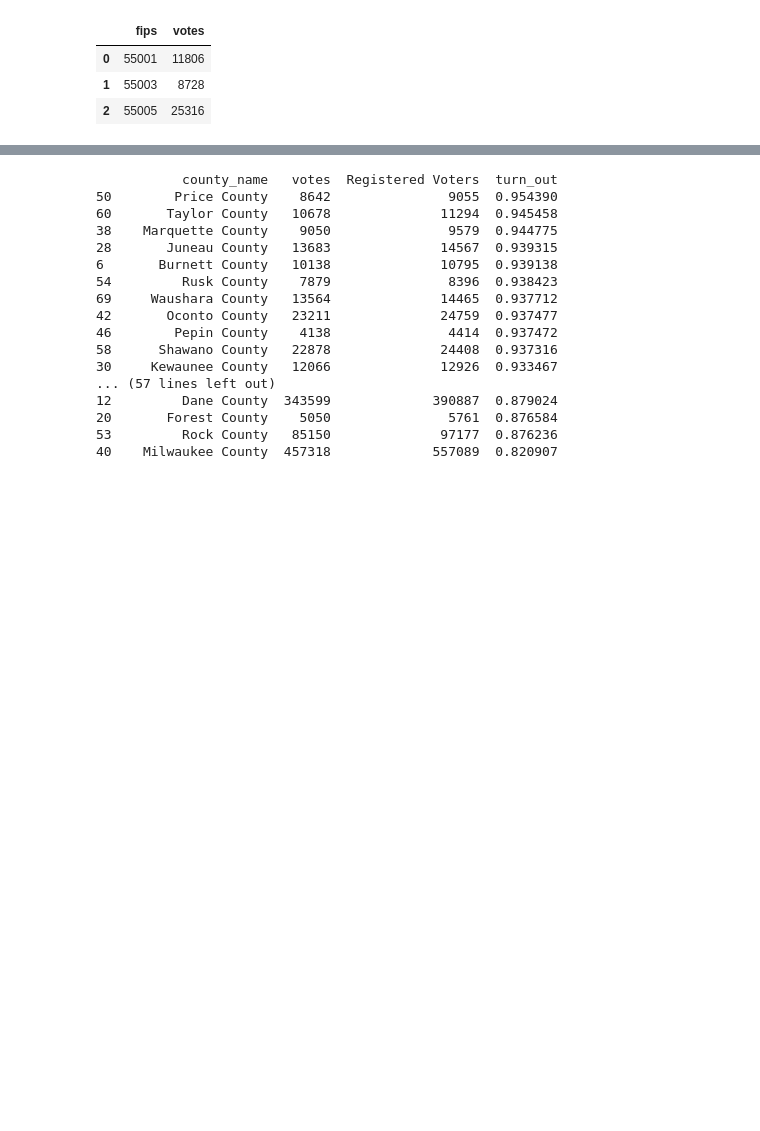
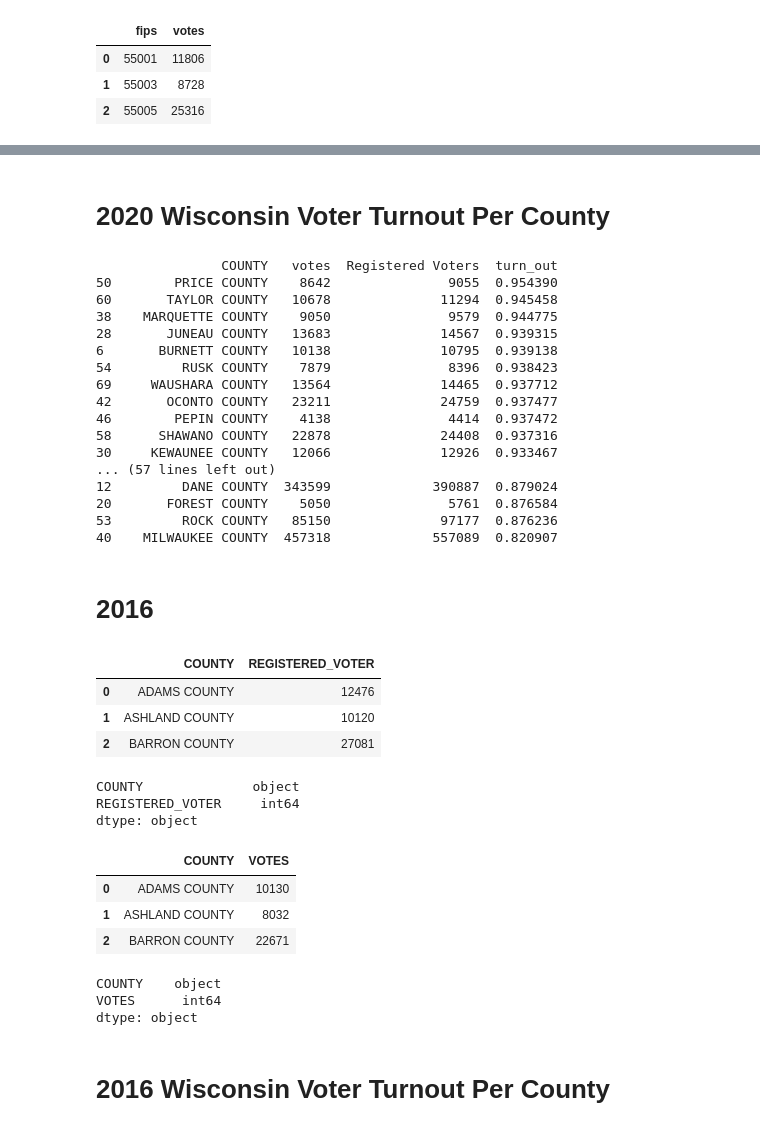
Before and after one commit to rickyzhang82/WI-2020-Voter-Turnout, a Jupyter notebook: WI County Turnout Study.ipynb, the cells around one changed output, grey strips where cells are left out. Cells and saved outputs as stored; diff of their text form; code cells hidden in the pictures; blank space fills up the shorter version.

```diff
--- a/WI County Turnout Study.ipynb
+++ b/WI County Turnout Study.ipynb
@@ -129,24 +130,46 @@ Registered Voters      int64
 dtype: object
 # %%
 turn_out_per_county_df['turn_out'] = turn_out_per_county_df['votes'] / turn_out_per_county_df['Registered Voters']
+# %% [markdown]
+# 2020 Wisconsin Voter Turnout Per County
 # %%
 pd.set_option('display.max_rows', None)
-print(turn_out_per_county_df[['county_name', 'votes', 'Registered Voters', 'turn_out']].sort_values('turn_out', ascending= False))
+print(turn_out_per_county_df[['COUNTY', 'votes', 'Registered Voters', 'turn_out']].sort_values('turn_out', ascending= False))
 # %% [output]
-           county_name   votes  Registered Voters  turn_out
-50        Price County    8642               9055  0.954390
-60       Taylor County   10678              11294  0.945458
-38    Marquette County    9050               9579  0.944775
-28       Juneau County   13683              14567  0.939315
-6       Burnett County   10138              10795  0.939138
-54         Rusk County    7879               8396  0.938423
-69     Waushara County   13564              14465  0.937712
-42       Oconto County   23211              24759  0.937477
-46        Pepin County    4138               4414  0.937472
-58      Shawano County   22878              24408  0.937316
-30     Kewaunee County   12066              12926  0.933467
+                COUNTY   votes  Registered Voters  turn_out
+50        PRICE COUNTY    8642               9055  0.954390
+60       TAYLOR COUNTY   10678              11294  0.945458
+38    MARQUETTE COUNTY    9050               9579  0.944775
+28       JUNEAU COUNTY   13683              14567  0.939315
+6       BURNETT COUNTY   10138              10795  0.939138
+54         RUSK COUNTY    7879               8396  0.938423
+69     WAUSHARA COUNTY   13564              14465  0.937712
+42       OCONTO COUNTY   23211              24759  0.937477
+46        PEPIN COUNTY    4138               4414  0.937472
+58      SHAWANO COUNTY   22878              24408  0.937316
+30     KEWAUNEE COUNTY   12066              12926  0.933467
 ... (57 lines left out)
-12         Dane County  343599             390887  0.879024
-20       Forest County    5050               5761  0.876584
-53         Rock County   85150              97177  0.876236
-40    Milwaukee County  457318             557089  0.820907
+12         DANE COUNTY  343599             390887  0.879024
+20       FOREST COUNTY    5050               5761  0.876584
+53         ROCK COUNTY   85150              97177  0.876236
+40    MILWAUKEE COUNTY  457318             557089  0.820907
+# %% [markdown]
+# 2016
+# %%
+WI_COUNTY_TURNOUT_2016 = '2016/County by County Report President of the United States Recount.csv'
+WI_COUNTY_REG_VOTER_2016 = '2016/registeredvotersbycounty_xlsx_13527.csv'
+# %%
+reg_voter_2016_df = pd.read_csv(os.path.join(DATA_ROOT_PATH, WI_COUNTY_REG_VOTER_2016), encoding='us-ascii')
+# %%
+reg_voter_2016_df.head(3)
+# %% [output]
+|  | COUNTY | REGISTERED_VOTER |
+| 0 | ADAMS COUNTY | 12476 |
+| 1 | ASHLAND COUNTY | 10120 |
+| 2 | BARRON COUNTY | 27081 |
+# %%
+reg_voter_2016_df.dtypes
+# %% [output]
+COUNTY              object
+REGISTERED_VOTER     int64
+dtype: object
@@ -152,0 +178,13 @@ print(turn_out_per_county_df[['county_name', 'votes', 'Registered Voters', 'turn
+# %%
+turnout_2016_df.head(3)
+# %% [output]
+|  | COUNTY | VOTES |
+| 0 | ADAMS COUNTY | 10130 |
+| 1 | ASHLAND COUNTY | 8032 |
+| 2 | BARRON COUNTY | 22671 |
+# %%
+turnout_2016_df.dtypes
+# %% [output]
+COUNTY    object
+VOTES      int64
+dtype: object
@@ -152,0 +197,2 @@ print(turn_out_per_county_df[['county_name', 'votes', 'Registered Voters', 'turn
+# %% [markdown]
+# 2016 Wisconsin Voter Turnout Per County
```
Also changed, not shown: parts of 13 cells of this notebook, 5 other files.
